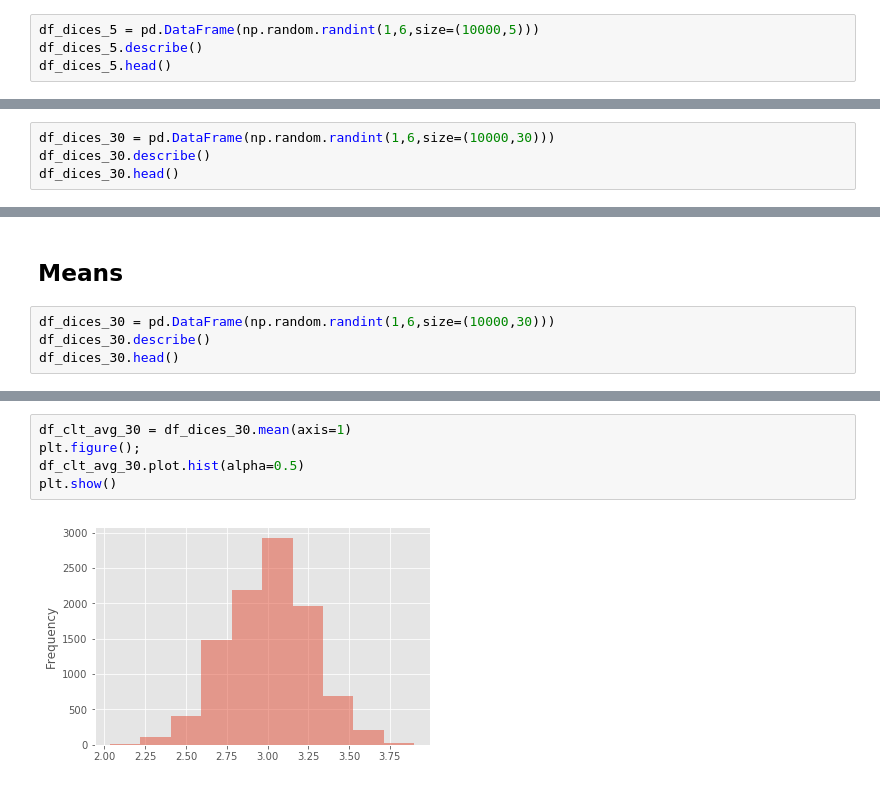
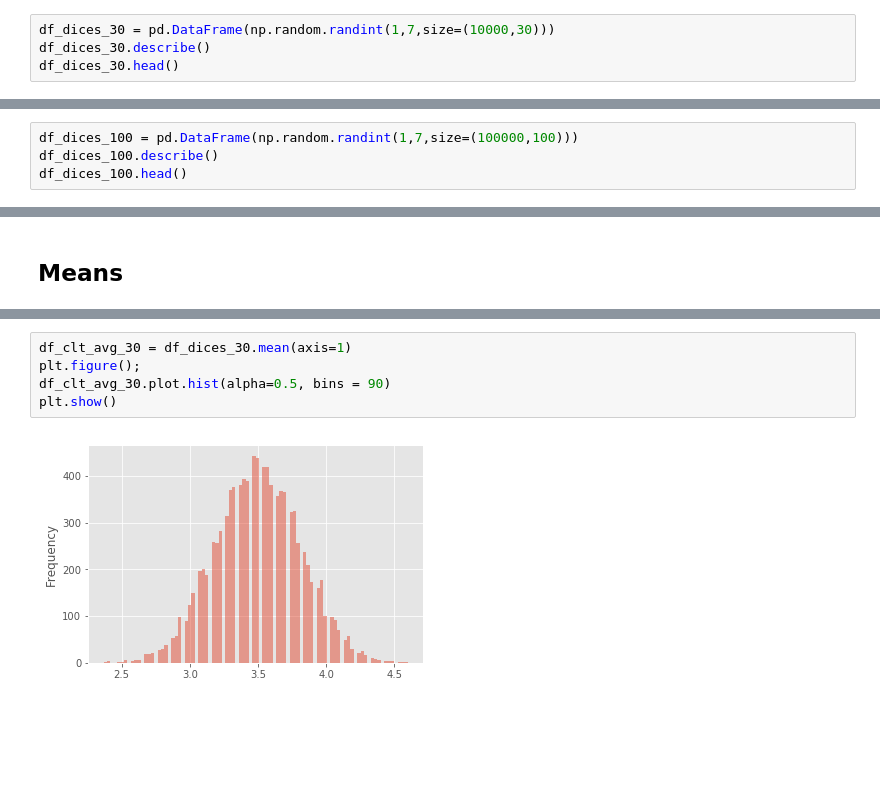
Before and after one commit to mvervuurt/datakitchen, a Jupyter notebook: Proofs/clt_pd.ipynb, the cells around one changed output, grey strips where cells are left out. Drawn from its saved outputs; the diff is of its cells as text; blank space fills up the shorter version.

```diff
--- a/Proofs/clt_pd.ipynb
+++ b/Proofs/clt_pd.ipynb
@@ -48,5 +74,5 @@ plt.show()
 # %%
-df_dices_5 = pd.DataFrame(np.random.randint(1,6,size=(10000,5)))
-df_dices_5.describe()
-df_dices_5.head()
+df_dices_30 = pd.DataFrame(np.random.randint(1,7,size=(10000,30)))
+df_dices_30.describe()
+df_dices_30.head()
 # %% [output]
@@ -66,6 +93,6 @@ plt.show()
 # %%
-df_dices_30 = pd.DataFrame(np.random.randint(1,6,size=(10000,30)))
-df_dices_30.describe()
-df_dices_30.head()
+df_dices_100 = pd.DataFrame(np.random.randint(1,7,size=(100000,100)))
+df_dices_100.describe()
+df_dices_100.head()
 # %% [output]
 |  | 0 | 1 | 2 | 3 | 4 | 5 | 6 | 7 | 8 | 9 | ... | ... |
@@ -104,6 +112,2 @@ plt.show()
 # %% [markdown]
 ## Means
-# %%
-df_dices_30 = pd.DataFrame(np.random.randint(1,6,size=(10000,30)))
-df_dices_30.describe()
-df_dices_30.head()
@@ -118,7 +114,7 @@ df_dices_30.head()
 # %%
 df_clt_avg_30 = df_dices_30.mean(axis=1)
 plt.figure();
-df_clt_avg_30.plot.hist(alpha=0.5)
+df_clt_avg_30.plot.hist(alpha=0.5, bins = 90)
 plt.show()
 # %% [output]
-[figure, old version]
+[figure, new version]
```
Also changed, not shown: parts of 15 cells of this notebook, 2 other files.
